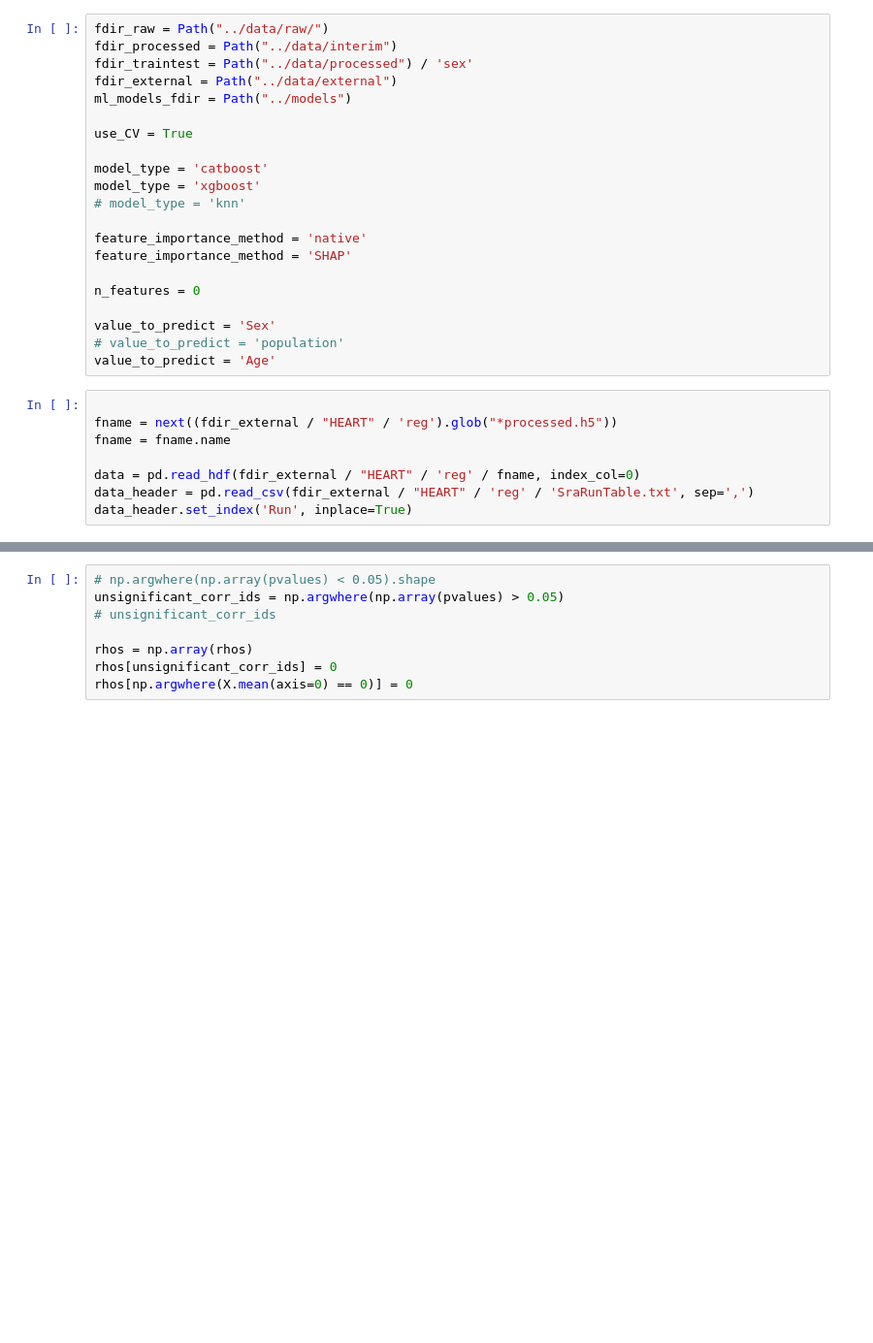
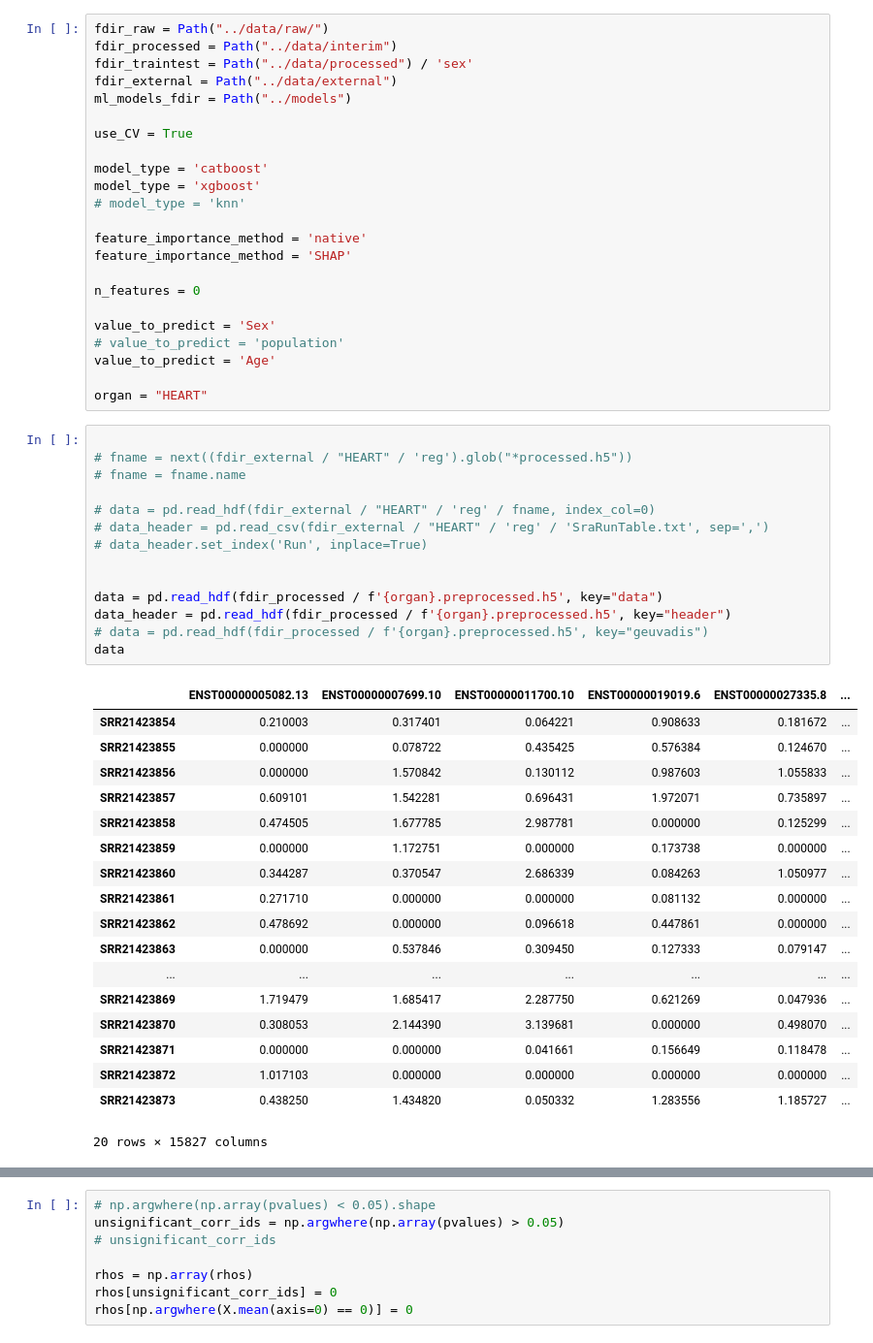
Before and after one commit to zodelheim/sea-infer-rna-seq, a Jupyter notebook: notebooks/AgePredictionTest.ipynb, the cells around one changed output, grey strips where cells are left out. Shown at 97% size. Saved outputs shown, nothing was run; the diff lists cells and outputs as text; blank space fills up the shorter version.

```diff
--- a/notebooks/AgePredictionTest.ipynb
+++ b/notebooks/AgePredictionTest.ipynb
@@ -38,11 +38,38 @@ n_features = 0
 value_to_predict = 'Sex'
 # value_to_predict = 'population'
 value_to_predict = 'Age'
+
+organ = "HEART"
 # %%
 
-fname = next((fdir_external / "HEART" / 'reg').glob("*processed.h5"))
-fname = fname.name
+# fname = next((fdir_external / "HEART" / 'reg').glob("*processed.h5"))
+# fname = fname.name
 
-data = pd.read_hdf(fdir_external / "HEART" / 'reg' / fname, index_col=0)
-data_header = pd.read_csv(fdir_external / "HEART" / 'reg' / 'SraRunTable.txt', sep=',')
-data_header.set_index('Run', inplace=True)
+# data = pd.read_hdf(fdir_external / "HEART" / 'reg' / fname, index_col=0)
+# data_header = pd.read_csv(fdir_external / "HEART" / 'reg' / 'SraRunTable.txt', sep=',')
+# data_header.set_index('Run', inplace=True)
+
+
+data = pd.read_hdf(fdir_processed / f'{organ}.preprocessed.h5', key="data")
+data_header = pd.read_hdf(fdir_processed / f'{organ}.preprocessed.h5', key="header")
+# data = pd.read_hdf(fdir_processed / f'{organ}.preprocessed.h5', key="geuvadis")
+data
+# %% [output]
+|  | ENST00000005082.13 | ENST00000007699.10 | ENST00000011700.10 | ENST00000019019.6 | ENST00000027335.8 | ... |
+| SRR21423854 | 0.210003 | 0.317401 | 0.064221 | 0.908633 | 0.181672 | ... |
+| SRR21423855 | 0.000000 | 0.078722 | 0.435425 | 0.576384 | 0.124670 | ... |
+| SRR21423856 | 0.000000 | 1.570842 | 0.130112 | 0.987603 | 1.055833 | ... |
+| SRR21423857 | 0.609101 | 1.542281 | 0.696431 | 1.972071 | 0.735897 | ... |
+| SRR21423858 | 0.474505 | 1.677785 | 2.987781 | 0.000000 | 0.125299 | ... |
+| SRR21423859 | 0.000000 | 1.172751 | 0.000000 | 0.173738 | 0.000000 | ... |
+| SRR21423860 | 0.344287 | 0.370547 | 2.686339 | 0.084263 | 1.050977 | ... |
+| SRR21423861 | 0.271710 | 0.000000 | 0.000000 | 0.081132 | 0.000000 | ... |
+| SRR21423862 | 0.478692 | 0.000000 | 0.096618 | 0.447861 | 0.000000 | ... |
+| SRR21423863 | 0.000000 | 0.537846 | 0.309450 | 0.127333 | 0.079147 | ... |
+| ... | ... | ... | ... | ... | ... | ... |
+| SRR21423869 | 1.719479 | 1.685417 | 2.287750 | 0.621269 | 0.047936 | ... |
+| SRR21423870 | 0.308053 | 2.144390 | 3.139681 | 0.000000 | 0.498070 | ... |
+| SRR21423871 | 0.000000 | 0.000000 | 0.041661 | 0.156649 | 0.118478 | ... |
+| SRR21423872 | 1.017103 | 0.000000 | 0.000000 | 0.000000 | 0.000000 | ... |
+| SRR21423873 | 0.438250 | 1.434820 | 0.050332 | 1.283556 | 1.185727 | ... |
+20 rows × 15827 columns
```
Also changed, not shown: parts of 15 cells of this notebook.
